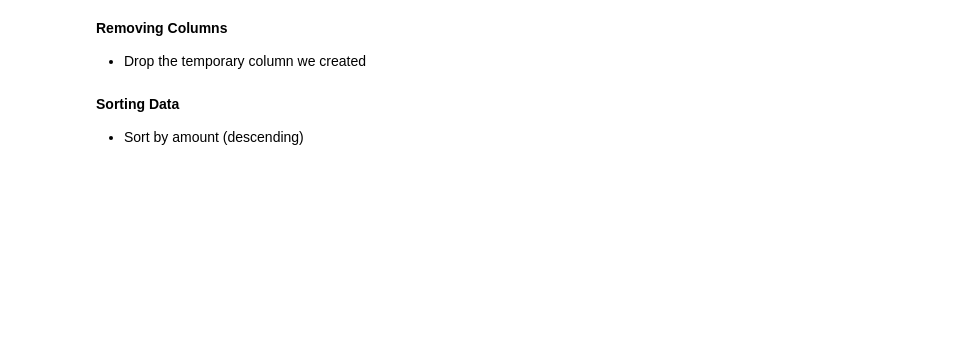
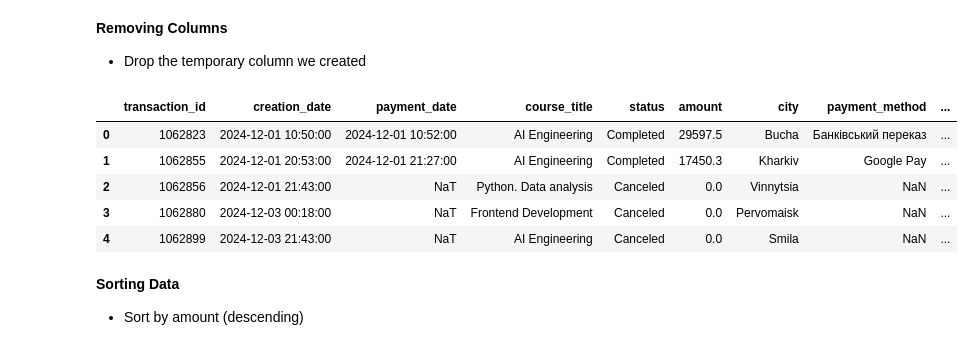
Before and after one commit to cpython-projects/da_vn, a Jupyter notebook: session_03_practice_clean.ipynb, the cells around one changed output. Saved outputs shown, nothing was run; the diff lists cells and outputs as text; code cells hidden in the pictures; blank space fills up the shorter version.

```diff
--- a/session_03_practice_clean.ipynb
+++ b/session_03_practice_clean.ipynb
@@ -79,6 +365,17 @@ Understanding your data is the first critical step in any analysis
 # %% [markdown]
 **Removing Columns**
 - Drop the temporary column we created
+# %%
+df = df.drop('payment_delay', axis=1)
+
+df.head()
+# %% [output]
+|  | transaction_id | creation_date | payment_date | course_title | status | amount | city | payment_method | ... |
+| 0 | 1062823 | 2024-12-01 10:50:00 | 2024-12-01 10:52:00 | AI Engineering | Completed | 29597.5 | Bucha | Банківський переказ | ... |
+| 1 | 1062855 | 2024-12-01 20:53:00 | 2024-12-01 21:27:00 | AI Engineering | Completed | 17450.3 | Kharkiv | Google Pay | ... |
+| 2 | 1062856 | 2024-12-01 21:43:00 | NaT | Python. Data analysis | Canceled | 0.0 | Vinnytsia | NaN | ... |
+| 3 | 1062880 | 2024-12-03 00:18:00 | NaT | Frontend Development | Canceled | 0.0 | Pervomaisk | NaN | ... |
+| 4 | 1062899 | 2024-12-03 21:43:00 | NaT | AI Engineering | Canceled | 0.0 | Smila | NaN | ... |
 # %% [markdown]
 **Sorting Data**
 - Sort by amount (descending)
```
Also changed, not shown: parts of 32 cells of this notebook.
